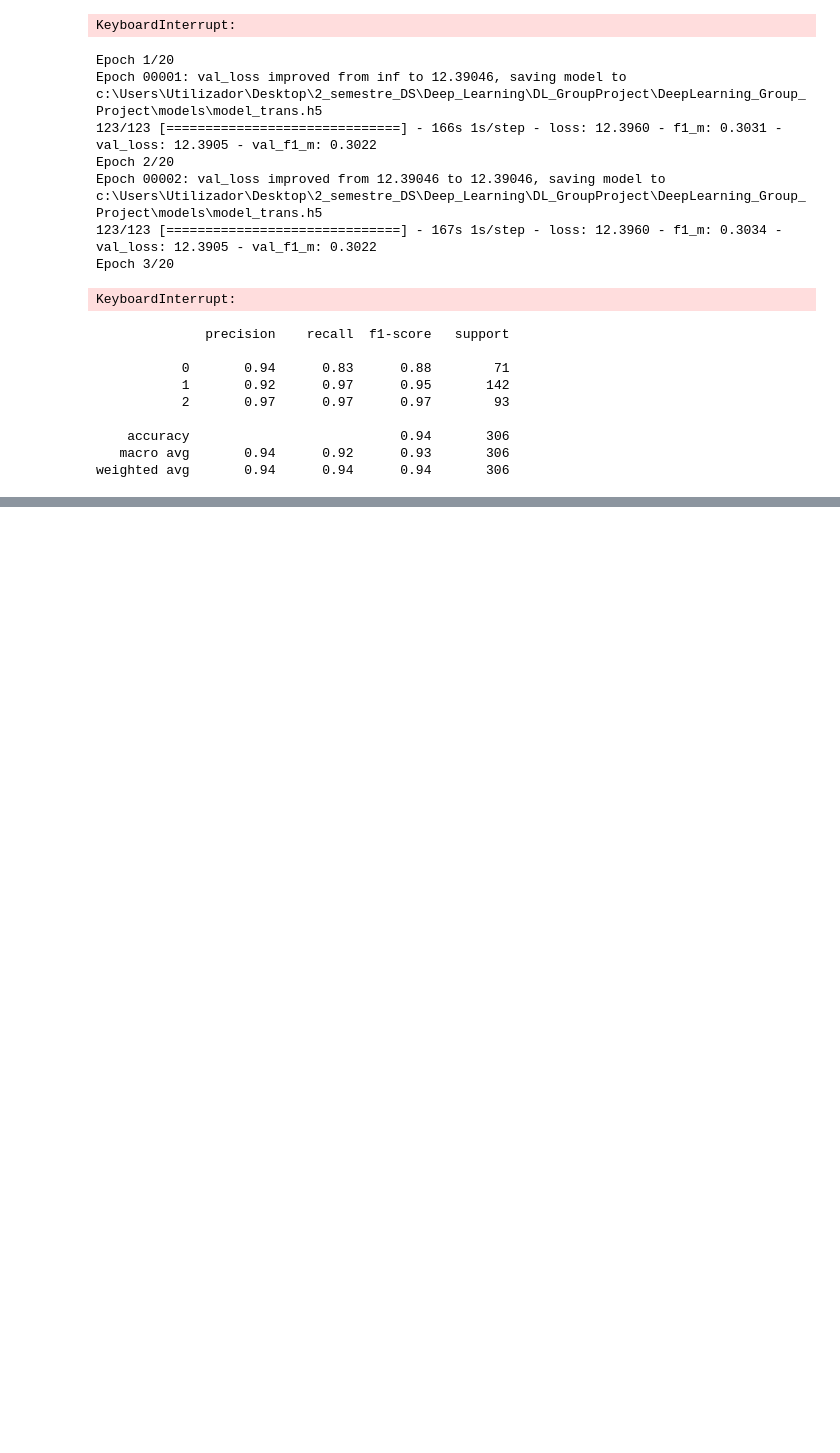
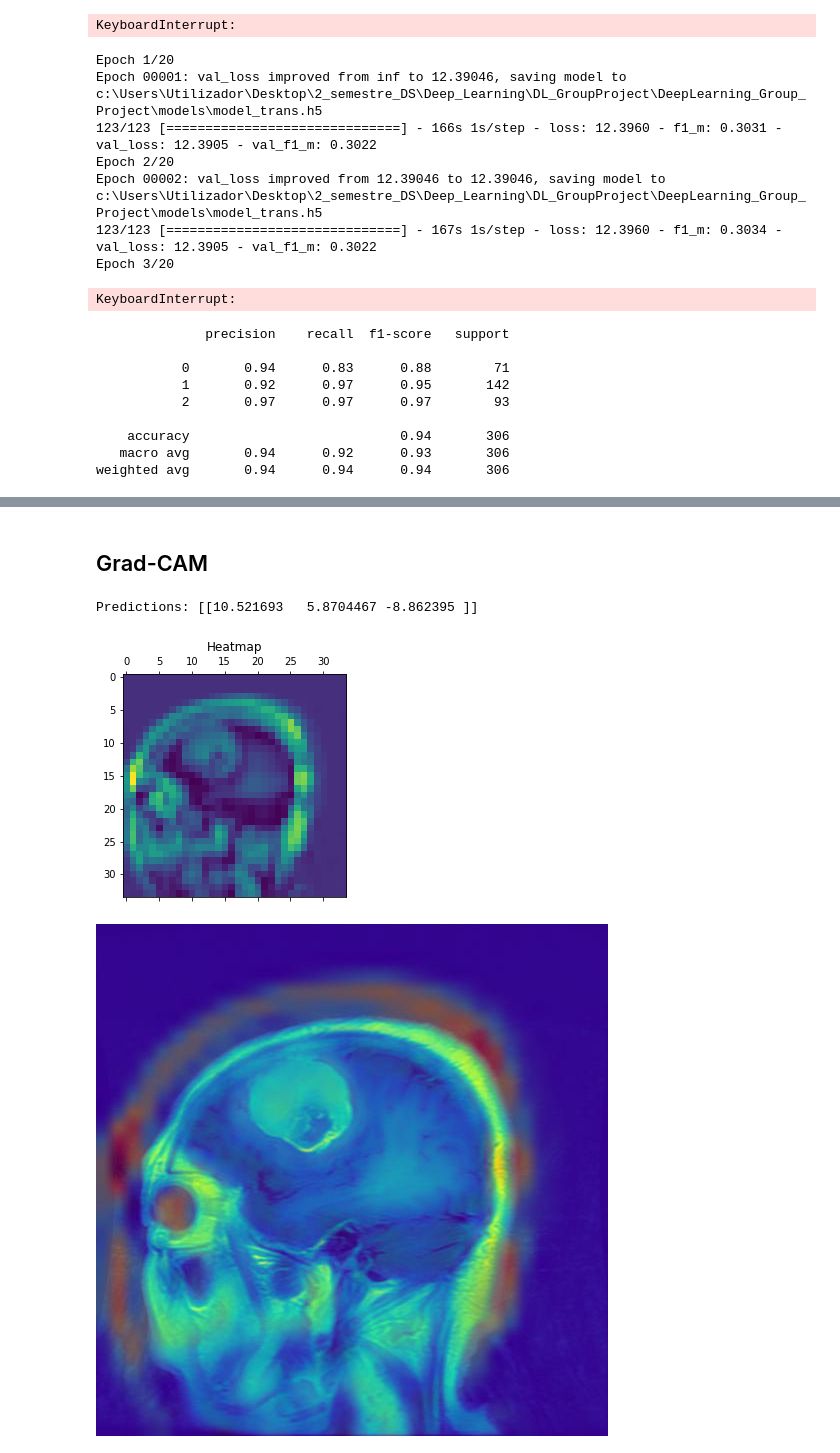
Before and after one commit to filipacarreira/DeepLearning_Project, a Jupyter notebook: DL_notebook.ipynb, the cells around one changed output, grey strips where cells are left out. Cells and saved outputs as stored; diff of their text form; code cells hidden in the pictures; blank space fills up the shorter version.

Commit message:
feature extraction & grad cam

```diff
--- a/DL_notebook.ipynb
+++ b/DL_notebook.ipynb
@@ -988,0 +1519,2 @@ weighted avg       0.94      0.94      0.94       306
+# %%
+model = InceptionV3(include_top=True)
@@ -988,0 +1983,2 @@ weighted avg       0.94      0.94      0.94       306
+# %% [markdown]
+## Grad-CAM
@@ -988,0 +2059,30 @@ weighted avg       0.94      0.94      0.94       306
+# %%
+# Choosing picture and resizing it
+img_path = './tumor_data/test/test_1/1_179.png'
+size = (150,150)
+img_array = array_picture(img_path = img_path, size = size)
+
+# Remove softmax
+best_model.layers[-1].activation = None
+
+# Last Convolutional Layer
+last_conv_layer_name = 'conv2d_58'
+
+# Predictions
+preds = best_model.predict(img_array)
+print(f'Predictions: {preds}')
+
+# Heatmap
+heatmap = make_gradcam(img_array, best_model, last_conv_layer_name, pred_index = 0)
+
+# Display heatmap
+plt.matshow(heatmap)
+plt.title('Heatmap')
+plt.show()
+
+# Display Heatmap with original picture
+display_gradcam(img_path, heatmap)
+# %% [output]
+Predictions: [[10.521693   5.8704467 -8.862395 ]]
+[figure, added]
+[figure, added]
```
Also changed, not shown: parts of 83 cells of this notebook.
